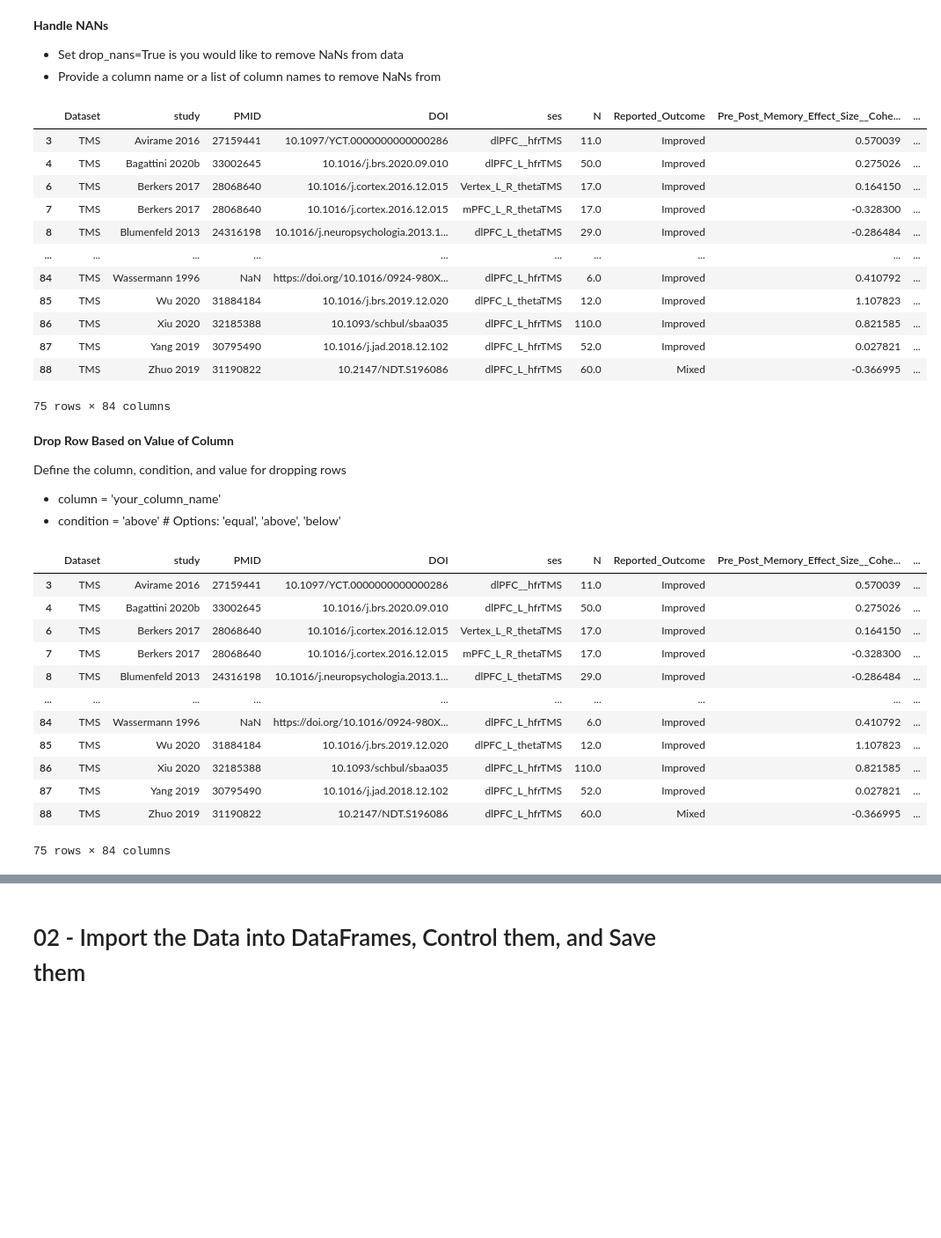
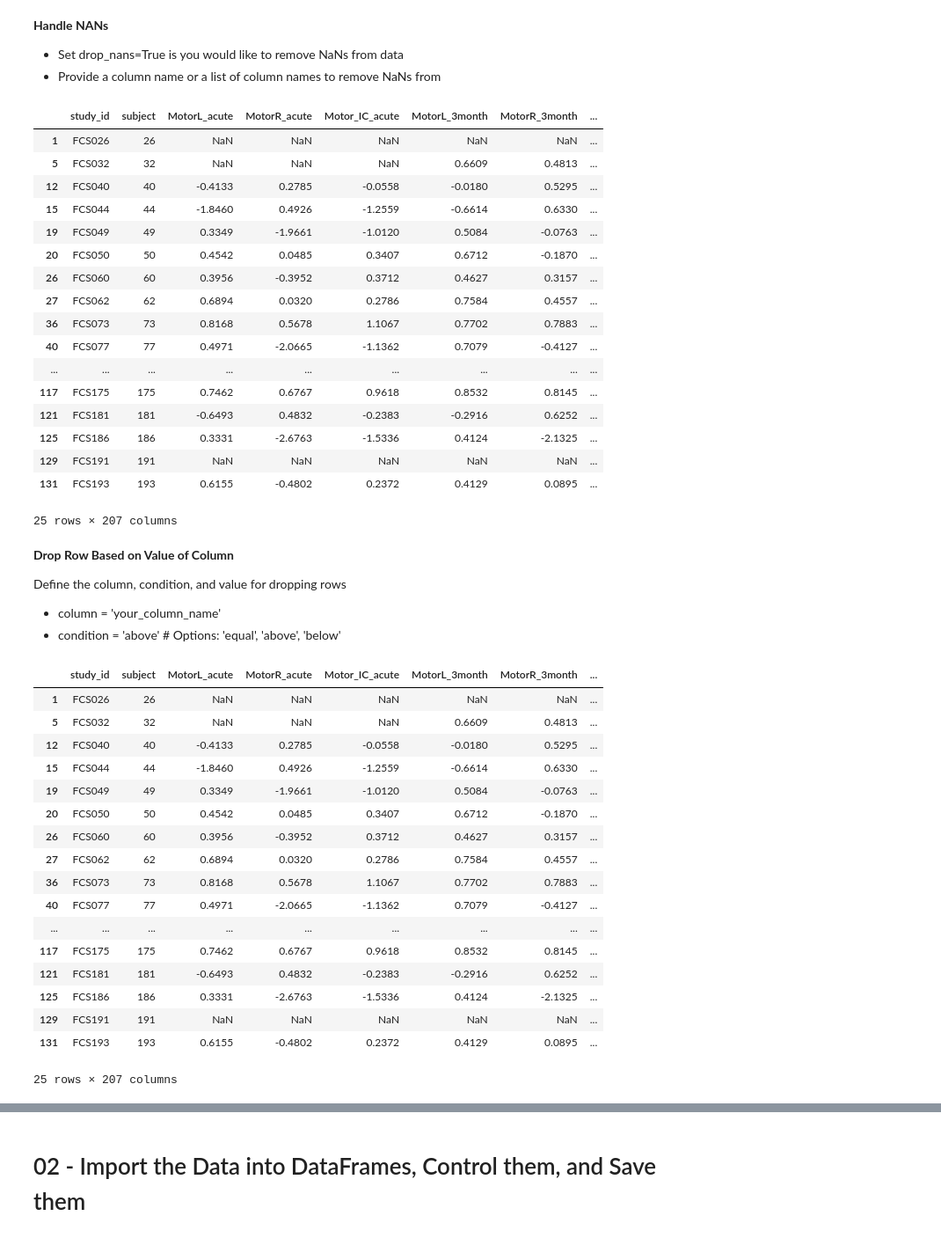
Before and after one commit to Calvinwhow/calvin_utils_project, a Jupyter notebook: notebooks/neuroimaging_notebooks/convergent_causal_mapping/01_prepare_files.ipynb, the cells around one changed output, grey strips where cells are left out. Shown at 88% size. Cells and saved outputs as stored; diff of their text form; code cells hidden in the pictures; blank space fills up the shorter version.

````diff
--- a/notebooks/neuroimaging_notebooks/convergent_causal_mapping/01_prepare_files.ipynb
+++ b/notebooks/neuroimaging_notebooks/convergent_causal_mapping/01_prepare_files.ipynb
@@ -1,5 +1,5 @@
 # %%
-out_dir = '/Users/cu135/Partners HealthCare Dropbox/Calvin Howard/studies/ccm_memory/results/notebook_01/tms_studies/roi'
+out_dir = '/Users/cu135/Partners HealthCare Dropbox/Calvin Howard/studies/raynor_network_mapping/results/fox_vs_nettekoven/corbetta_cerebellum_stroke_fluency/rois'
 # %% [markdown]
 # 01 - Get Datasets
 # %% [markdown]
@@ -19,7 +19,7 @@ out_dir = '/Users/cu135/Partners HealthCare Dropbox/Calvin Howard/studies/ccm_me
 +-----+----------------------------+--------------+--------------+--------------+
 ```
 # %%
-input_csv_path = '/Users/cu135/Partners HealthCare Dropbox/Calvin Howard/resources/datasets/TMS_studies_influencing_memory/metadata/Updated_TMS_studies_influencing_memory_final_only_studies_with_coords.csv'
+input_csv_path = '/Users/cu135/Partners HealthCare Dropbox/Calvin Howard/studies/raynor_network_mapping/metadata/mergedCerebellumExtensive.csv'
 sheet = None # Set to None if CSV
 # %%
 from calvin_utils.permutation_analysis_utils.statsmodels_palm import CalvinStatsmodelsPalm
@@ -69,20 +58,27 @@ drop_list = ['path', 'Pre_Post_Memory_Effect_Size__Cohen_s_D_', 'roi_path']
+# %%
+drop_list = ['animal_raw_acute', 'roi_paths']
 # %%
 data_df = cal_palm.drop_nans_from_columns(columns_to_drop_from=drop_list)
 display(data_df)
 # %% [output]
-|  | Dataset | study | PMID | DOI | ses | N | Reported_Outcome | Pre_Post_Memory_Effect_Size__Cohe... | ... |
-| 3 | TMS | Avirame 2016 | 27159441 | 10.1097/YCT.0000000000000286 | dlPFC__hfrTMS | 11.0 | Improved | 0.570039 | ... |
-| 4 | TMS | Bagattini 2020b | 33002645 | 10.1016/j.brs.2020.09.010 | dlPFC_L_hfrTMS | 50.0 | Improved | 0.275026 | ... |
-| 6 | TMS | Berkers 2017 | 28068640 | 10.1016/j.cortex.2016.12.015 | Vertex_L_R_thetaTMS | 17.0 | Improved | 0.164150 | ... |
-| 7 | TMS | Berkers 2017 | 28068640 | 10.1016/j.cortex.2016.12.015 | mPFC_L_R_thetaTMS | 17.0 | Improved | -0.328300 | ... |
-| 8 | TMS | Blumenfeld 2013 | 24316198 | 10.1016/j.neuropsychologia.2013.1... | dlPFC_L_thetaTMS | 29.0 | Improved | -0.286484 | ... |
-| ... | ... | ... | ... | ... | ... | ... | ... | ... | ... |
-| 84 | TMS | Wassermann 1996 | NaN | https://doi.org/10.1016/0924-980X... | dlPFC_L_hfrTMS | 6.0 | Improved | 0.410792 | ... |
-| 85 | TMS | Wu 2020 | 31884184 | 10.1016/j.brs.2019.12.020 | dlPFC_L_thetaTMS | 12.0 | Improved | 1.107823 | ... |
-| 86 | TMS | Xiu 2020 | 32185388 | 10.1093/schbul/sbaa035 | dlPFC_L_hfrTMS | 110.0 | Improved | 0.821585 | ... |
-| 87 | TMS | Yang 2019 | 30795490 | 10.1016/j.jad.2018.12.102 | dlPFC_L_hfrTMS | 52.0 | Improved | 0.027821 | ... |
-| 88 | TMS | Zhuo 2019 | 31190822 | 10.2147/NDT.S196086 | dlPFC_L_hfrTMS | 60.0 | Mixed | -0.366995 | ... |
+|  | study_id | subject | MotorL_acute | MotorR_acute | Motor_IC_acute | MotorL_3month | MotorR_3month | ... |
+| 1 | FCS026 | 26 | NaN | NaN | NaN | NaN | NaN | ... |
+| 5 | FCS032 | 32 | NaN | NaN | NaN | 0.6609 | 0.4813 | ... |
+| 12 | FCS040 | 40 | -0.4133 | 0.2785 | -0.0558 | -0.0180 | 0.5295 | ... |
+| 15 | FCS044 | 44 | -1.8460 | 0.4926 | -1.2559 | -0.6614 | 0.6330 | ... |
+| 19 | FCS049 | 49 | 0.3349 | -1.9661 | -1.0120 | 0.5084 | -0.0763 | ... |
+| 20 | FCS050 | 50 | 0.4542 | 0.0485 | 0.3407 | 0.6712 | -0.1870 | ... |
+| 26 | FCS060 | 60 | 0.3956 | -0.3952 | 0.3712 | 0.4627 | 0.3157 | ... |
+| 27 | FCS062 | 62 | 0.6894 | 0.0320 | 0.2786 | 0.7584 | 0.4557 | ... |
+| 36 | FCS073 | 73 | 0.8168 | 0.5678 | 1.1067 | 0.7702 | 0.7883 | ... |
+| 40 | FCS077 | 77 | 0.4971 | -2.0665 | -1.1362 | 0.7079 | -0.4127 | ... |
+| ... | ... | ... | ... | ... | ... | ... | ... | ... |
+| 117 | FCS175 | 175 | 0.7462 | 0.6767 | 0.9618 | 0.8532 | 0.8145 | ... |
+| 121 | FCS181 | 181 | -0.6493 | 0.4832 | -0.2383 | -0.2916 | 0.6252 | ... |
+| 125 | FCS186 | 186 | 0.3331 | -2.6763 | -1.5336 | 0.4124 | -2.1325 | ... |
+| 129 | FCS191 | 191 | NaN | NaN | NaN | NaN | NaN | ... |
+| 131 | FCS193 | 193 | 0.6155 | -0.4802 | 0.2372 | 0.4129 | 0.0895 | ... |
-75 rows × 84 columns
+25 rows × 207 columns
 # %%
 # dataset_counts = data_df['Dataset'].value_counts()
 # print(dataset_counts)
@@ -97,22 +93,27 @@ column = 'Pre_Post_Memory_Effect_Size__Cohen_s_D_'
 condition = 'above'
 value = 4
 # %%
-data_df, other_df = cal_palm.drop_rows_based_on_value(column, condition, value)
+# data_df, other_df = cal_palm.drop_rows_based_on_value(column, condition, value)
 data_df
 # %% [output]
-|  | Dataset | study | PMID | DOI | ses | N | Reported_Outcome | Pre_Post_Memory_Effect_Size__Cohe... | ... |
-| 3 | TMS | Avirame 2016 | 27159441 | 10.1097/YCT.0000000000000286 | dlPFC__hfrTMS | 11.0 | Improved | 0.570039 | ... |
-| 4 | TMS | Bagattini 2020b | 33002645 | 10.1016/j.brs.2020.09.010 | dlPFC_L_hfrTMS | 50.0 | Improved | 0.275026 | ... |
-| 6 | TMS | Berkers 2017 | 28068640 | 10.1016/j.cortex.2016.12.015 | Vertex_L_R_thetaTMS | 17.0 | Improved | 0.164150 | ... |
-| 7 | TMS | Berkers 2017 | 28068640 | 10.1016/j.cortex.2016.12.015 | mPFC_L_R_thetaTMS | 17.0 | Improved | -0.328300 | ... |
-| 8 | TMS | Blumenfeld 2013 | 24316198 | 10.1016/j.neuropsychologia.2013.1... | dlPFC_L_thetaTMS | 29.0 | Improved | -0.286484 | ... |
-| ... | ... | ... | ... | ... | ... | ... | ... | ... | ... |
-| 84 | TMS | Wassermann 1996 | NaN | https://doi.org/10.1016/0924-980X... | dlPFC_L_hfrTMS | 6.0 | Improved | 0.410792 | ... |
-| 85 | TMS | Wu 2020 | 31884184 | 10.1016/j.brs.2019.12.020 | dlPFC_L_thetaTMS | 12.0 | Improved | 1.107823 | ... |
-| 86 | TMS | Xiu 2020 | 32185388 | 10.1093/schbul/sbaa035 | dlPFC_L_hfrTMS | 110.0 | Improved | 0.821585 | ... |
-| 87 | TMS | Yang 2019 | 30795490 | 10.1016/j.jad.2018.12.102 | dlPFC_L_hfrTMS | 52.0 | Improved | 0.027821 | ... |
-| 88 | TMS | Zhuo 2019 | 31190822 | 10.2147/NDT.S196086 | dlPFC_L_hfrTMS | 60.0 | Mixed | -0.366995 | ... |
+|  | study_id | subject | MotorL_acute | MotorR_acute | Motor_IC_acute | MotorL_3month | MotorR_3month | ... |
+| 1 | FCS026 | 26 | NaN | NaN | NaN | NaN | NaN | ... |
+| 5 | FCS032 | 32 | NaN | NaN | NaN | 0.6609 | 0.4813 | ... |
+| 12 | FCS040 | 40 | -0.4133 | 0.2785 | -0.0558 | -0.0180 | 0.5295 | ... |
+| 15 | FCS044 | 44 | -1.8460 | 0.4926 | -1.2559 | -0.6614 | 0.6330 | ... |
+| 19 | FCS049 | 49 | 0.3349 | -1.9661 | -1.0120 | 0.5084 | -0.0763 | ... |
+| 20 | FCS050 | 50 | 0.4542 | 0.0485 | 0.3407 | 0.6712 | -0.1870 | ... |
+| 26 | FCS060 | 60 | 0.3956 | -0.3952 | 0.3712 | 0.4627 | 0.3157 | ... |
+| 27 | FCS062 | 62 | 0.6894 | 0.0320 | 0.2786 | 0.7584 | 0.4557 | ... |
+| 36 | FCS073 | 73 | 0.8168 | 0.5678 | 1.1067 | 0.7702 | 0.7883 | ... |
+| 40 | FCS077 | 77 | 0.4971 | -2.0665 | -1.1362 | 0.7079 | -0.4127 | ... |
+| ... | ... | ... | ... | ... | ... | ... | ... | ... |
+| 117 | FCS175 | 175 | 0.7462 | 0.6767 | 0.9618 | 0.8532 | 0.8145 | ... |
+| 121 | FCS181 | 181 | -0.6493 | 0.4832 | -0.2383 | -0.2916 | 0.6252 | ... |
+| 125 | FCS186 | 186 | 0.3331 | -2.6763 | -1.5336 | 0.4124 | -2.1325 | ... |
+| 129 | FCS191 | 191 | NaN | NaN | NaN | NaN | NaN | ... |
+| 131 | FCS193 | 193 | 0.6155 | -0.4802 | 0.2372 | 0.4129 | 0.0895 | ... |
-75 rows × 84 columns
+25 rows × 207 columns
 # %%
 data_df.columns
 # %% [output]
````
Also changed, not shown: parts of 8 cells of this notebook, 4 other files.
